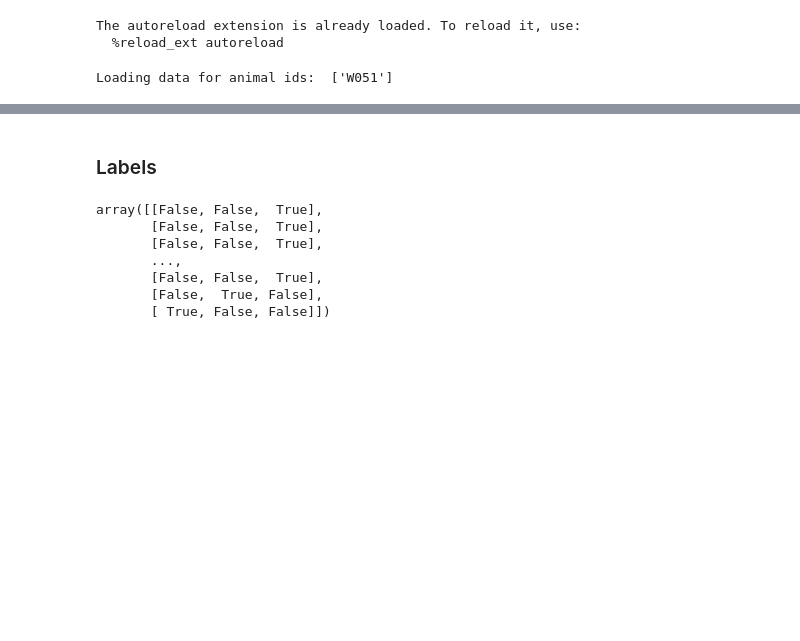
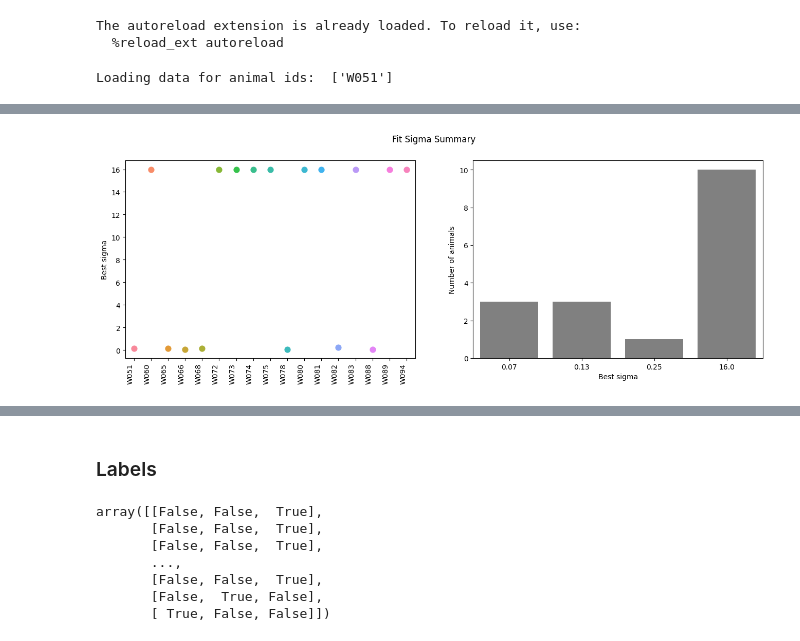
Before and after one commit to jess-breda/violations-multinomial, a Jupyter notebook: notebooks/2024_02_26_dev_new_dmg.ipynb, the cells around one changed output, grey strips where cells are left out. Cells and saved outputs as stored; diff of their text form; code cells hidden in the pictures; blank space fills up the shorter version.

```diff
--- a/notebooks/2024_02_26_dev_new_dmg.ipynb
+++ b/notebooks/2024_02_26_dev_new_dmg.ipynb
@@ -24,0 +40,30 @@ Loading data for animal ids:  ['W051']
+# %%
+dmg_config = {
+    "session": lambda df: (copy(df.session)),
+    "bias": lambda df: (add_bias_column(df)),
+    "s_a": lambda df: (standardize(df.s_a)),
+    "s_b": lambda df: (standardize(df.s_b)),
+    "prev_avg_stim": lambda df: prev_avg_stim(df, mask_prev_violation=True),
+    "prev_correct": lambda df: prev_correct_side(df),
+    "prev_choice": lambda df: prev_choice(df),
+    "labels": {"column_name": "choice"},
+}
+
+models_config = {
+    "example_model_name": {
+        "model_class": MultiClassLogisticRegression,
+        "dmg_config": dmg_config,
+    }
+}
+
+params = {
+    "animals": None,  # all animals
+    "data_type": "new_trained",
+    "sigmas": [0.07, 0.13, 0.25, 0.5, 1, 2, 4, 8, 16],
+    "random_state": 47,
+    "eval_train": True,
+    "tau_columns": None,
+    "model_config": models_config,
+}
+# %%
+experiment = ExperimentSigmaSweep(params)
@@ -24,0 +73,2 @@ Loading data for animal ids:  ['W051']
+# %%
+experiment.run()
@@ -24,0 +93,8 @@ Loading data for animal ids:  ['W051']
+# %%
+from multiglm.visualizations.model_visualizer import ModelVisualizer
+
+mv = ModelVisualizer(experiment)
+# %%
+mv.plot_sigma_summary()
+# %% [output]
+[figure, added]
```
Also changed, not shown: parts of 16 cells of this notebook, 1 other file.
